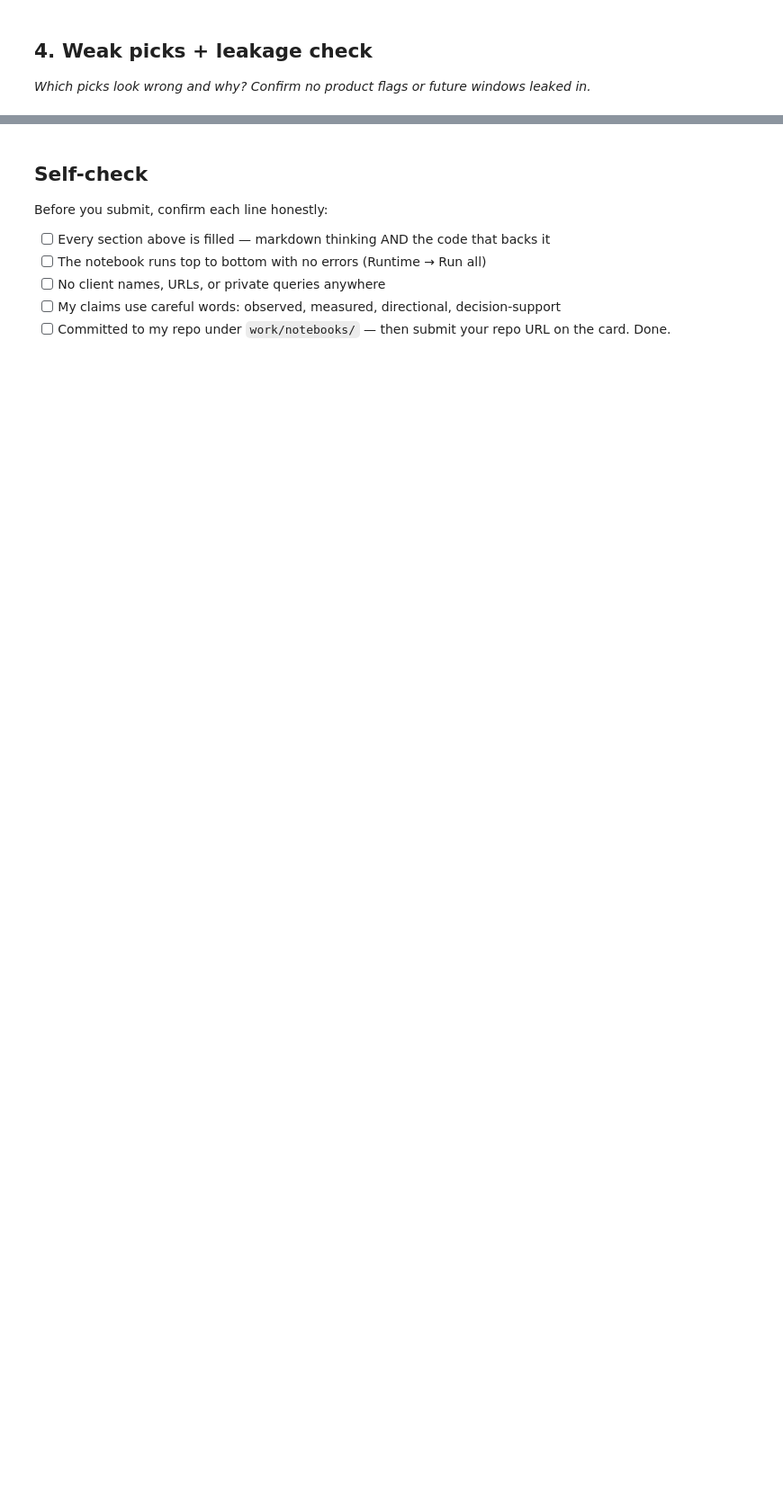
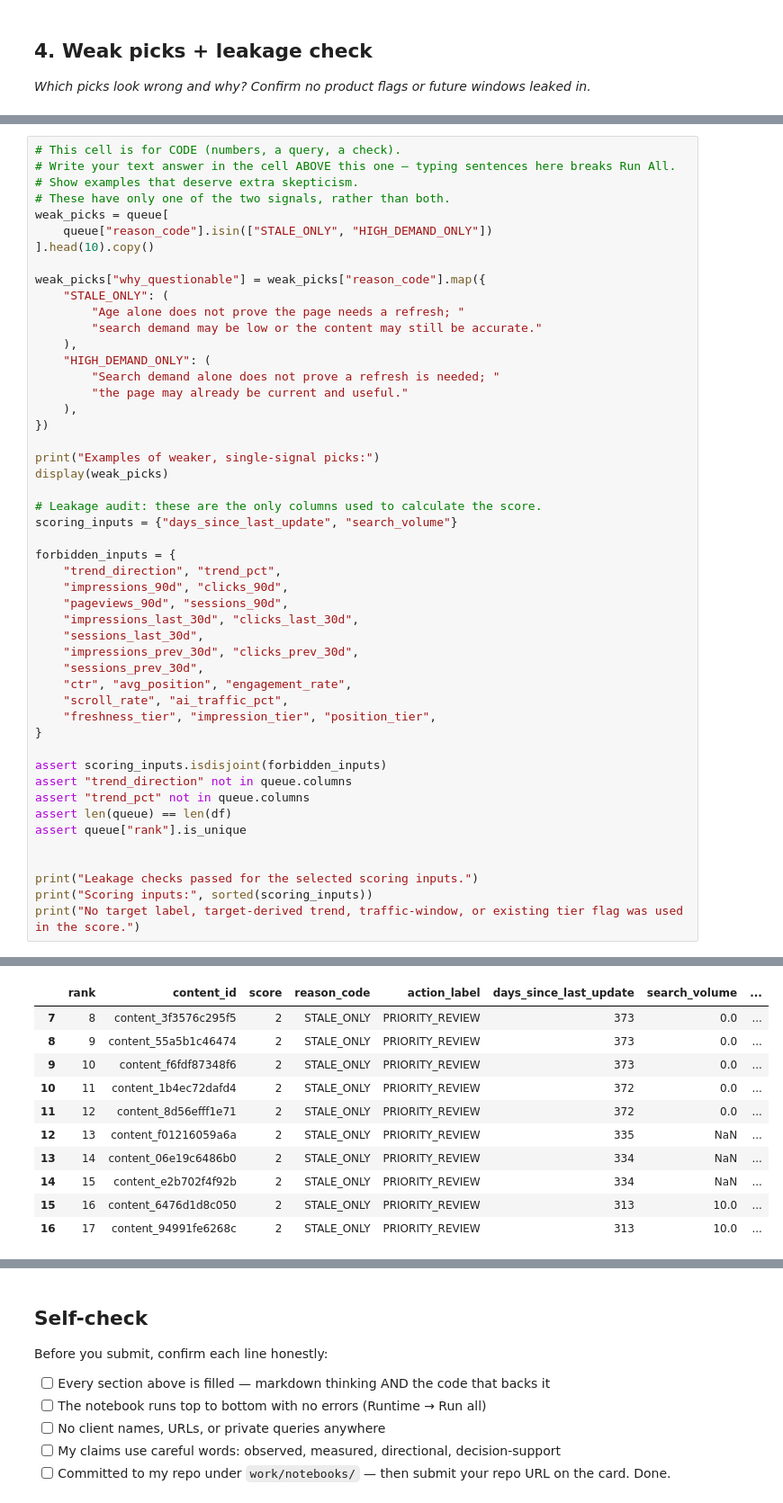
Before and after one commit to ssarimm/Machine-Learning-Internship---Flyrank, a Jupyter notebook: work/notebooks/w04_baseline_score.ipynb, the cells around one changed output, grey strips where cells are left out. Shown at 90% size. Saved outputs shown, nothing was run; the diff lists cells and outputs as text; blank space fills up the shorter version.

```diff
--- a/work/notebooks/w04_baseline_score.ipynb
+++ b/work/notebooks/w04_baseline_score.ipynb
@@ -36,0 +302,50 @@ This skeleton is yours to fill. Work the sections **in order** — each one has
+# %%
+# This cell is for CODE (numbers, a query, a check).
+# Write your text answer in the cell ABOVE this one — typing sentences here breaks Run All.
+# Show examples that deserve extra skepticism.
+# These have only one of the two signals, rather than both.
+weak_picks = queue[
+    queue["reason_code"].isin(["STALE_ONLY", "HIGH_DEMAND_ONLY"])
+].head(10).copy()
+
+weak_picks["why_questionable"] = weak_picks["reason_code"].map({
+    "STALE_ONLY": (
+        "Age alone does not prove the page needs a refresh; "
+        "search demand may be low or the content may still be accurate."
+    ),
+    "HIGH_DEMAND_ONLY": (
+        "Search demand alone does not prove a refresh is needed; "
+        "the page may already be current and useful."
+    ),
+})
+
+print("Examples of weaker, single-signal picks:")
+display(weak_picks)
+
+# Leakage audit: these are the only columns used to calculate the score.
+scoring_inputs = {"days_since_last_update", "search_volume"}
+
+forbidden_inputs = {
+    "trend_direction", "trend_pct",
+    "impressions_90d", "clicks_90d",
+    "pageviews_90d", "sessions_90d",
+    "impressions_last_30d", "clicks_last_30d",
+    "sessions_last_30d",
+    "impressions_prev_30d", "clicks_prev_30d",
+    "sessions_prev_30d",
+    "ctr", "avg_position", "engagement_rate",
+    "scroll_rate", "ai_traffic_pct",
+    "freshness_tier", "impression_tier", "position_tier",
+}
+
+assert scoring_inputs.isdisjoint(forbidden_inputs)
+assert "trend_direction" not in queue.columns
+assert "trend_pct" not in queue.columns
+assert len(queue) == len(df)
+assert queue["rank"].is_unique
+
+
+print("Leakage checks passed for the selected scoring inputs.")
+print("Scoring inputs:", sorted(scoring_inputs))
+print("No target label, target-derived trend, traffic-window, or existing tier flag was used in the score.")
+# %% [output]
@@ -36,0 +353,11 @@ This skeleton is yours to fill. Work the sections **in order** — each one has
+|  | rank | content_id | score | reason_code | action_label | days_since_last_update | search_volume | ... |
+| 7 | 8 | content_3f3576c295f5 | 2 | STALE_ONLY | PRIORITY_REVIEW | 373 | 0.0 | ... |
+| 8 | 9 | content_55a5b1c46474 | 2 | STALE_ONLY | PRIORITY_REVIEW | 373 | 0.0 | ... |
+| 9 | 10 | content_f6fdf87348f6 | 2 | STALE_ONLY | PRIORITY_REVIEW | 373 | 0.0 | ... |
+| 10 | 11 | content_1b4ec72dafd4 | 2 | STALE_ONLY | PRIORITY_REVIEW | 372 | 0.0 | ... |
+| 11 | 12 | content_8d56efff1e71 | 2 | STALE_ONLY | PRIORITY_REVIEW | 372 | 0.0 | ... |
+| 12 | 13 | content_f01216059a6a | 2 | STALE_ONLY | PRIORITY_REVIEW | 335 | NaN | ... |
+| 13 | 14 | content_06e19c6486b0 | 2 | STALE_ONLY | PRIORITY_REVIEW | 334 | NaN | ... |
+| 14 | 15 | content_e2b702f4f92b | 2 | STALE_ONLY | PRIORITY_REVIEW | 334 | NaN | ... |
+| 15 | 16 | content_6476d1d8c050 | 2 | STALE_ONLY | PRIORITY_REVIEW | 313 | 10.0 | ... |
+| 16 | 17 | content_94991fe6268c | 2 | STALE_ONLY | PRIORITY_REVIEW | 313 | 10.0 | ... |
```
Also changed, not shown: parts of 10 cells of this notebook.
